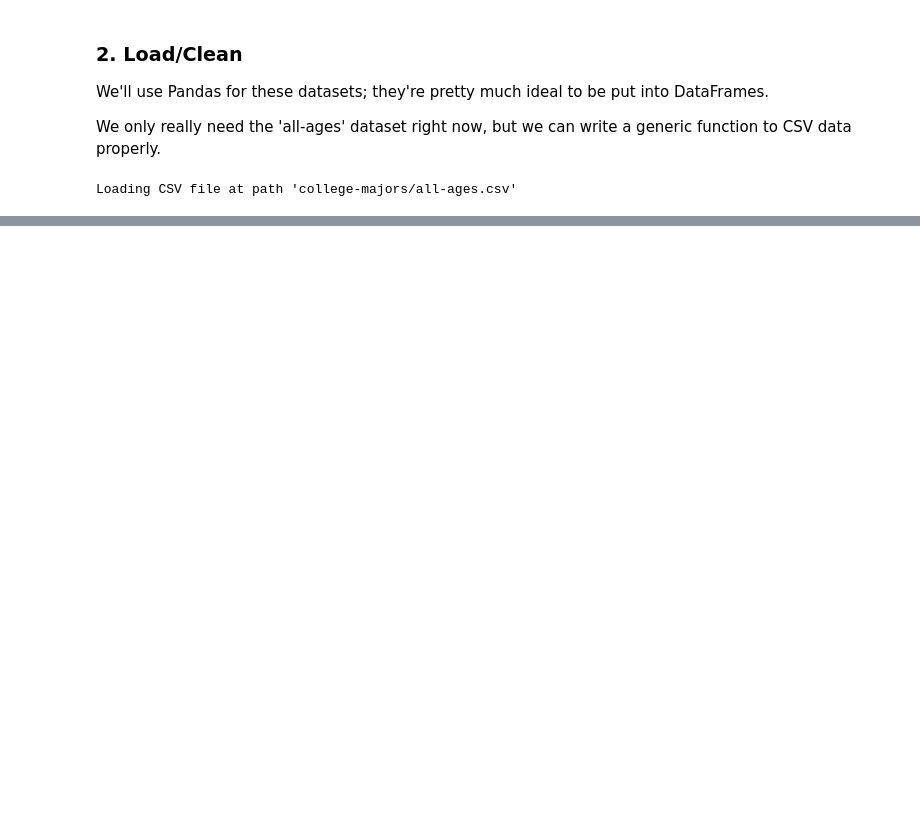
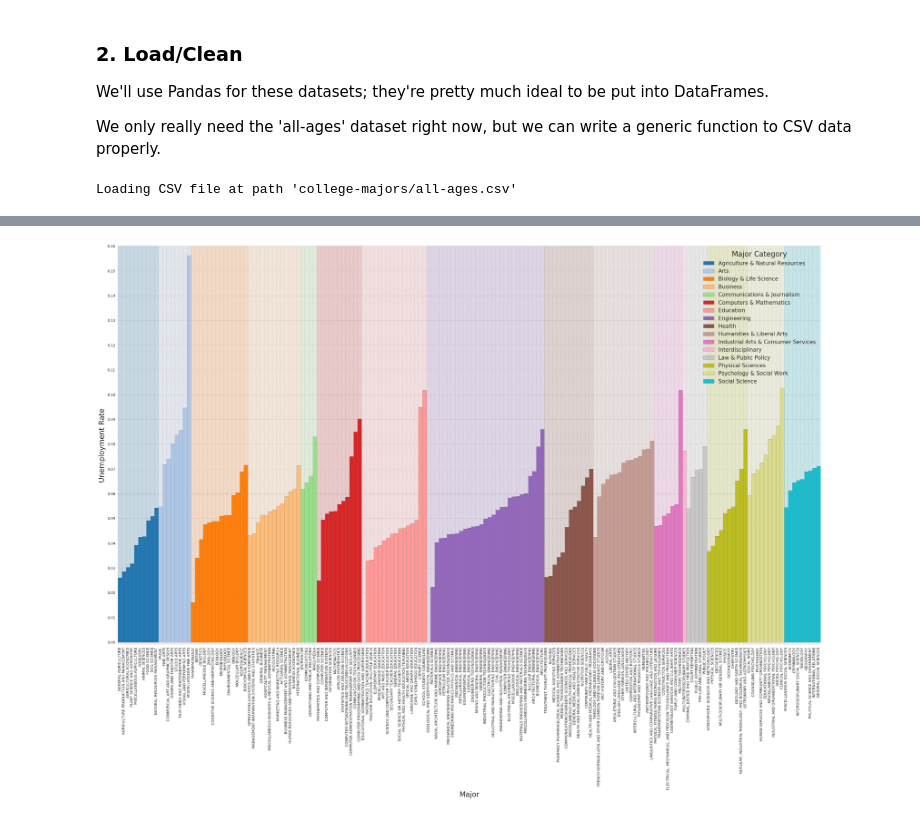
Before and after one commit to luclepot/recent_grad_analysis, a Jupyter notebook: analysis.ipynb, the cells around one changed output, grey strips where cells are left out. Cells and saved outputs as stored; diff of their text form; code cells hidden in the pictures; blank space fills up the shorter version.

Commit message:
finally actually did the unemployment rates/major viz

```diff
--- a/analysis.ipynb
+++ b/analysis.ipynb
@@ -39,6 +39,7 @@ We only really need the 'all-ages' dataset right now, but we can write a generic
 # %%
 import pandas as pd
 import os
+import numpy as np
 import glob
 
 def load(path):
@@ -71,6 +72,6 @@ def load(path):
     print("Loading CSV file at path '{}'".format(selected))
     return pd.read_csv(os.path.abspath(selected))
 
-data = load("all-ages")
+all_ages = load("all-ages")
 # %% [output]
 Loading CSV file at path 'college-majors/all-ages.csv'
@@ -80,0 +130,4 @@ data.shape
+# %%
+keep = ['Major', 'Unemployment_rate', 'Major_code', 'Unemployed', 'Employed', 'Major_category']
+pared = all_ages.drop([c for c in all_ages.columns if c not in keep], axis=1)
+pared.head(5)
@@ -80,0 +149,56 @@ data.shape
+# %%
+import matplotlib.pyplot as plt
+import numpy as np
+import matplotlib as mpl
+import matplotlib.patches as patches
+
+# grab a nice style
+mpl.style.use('bmh')
+
+# sort by major category, then unemployment rate
+sort = pared.sort_values(['Major_category', 'Unemployment_rate'])
+
+# create categories list, and colors for plotting
+categories = np.unique(sort.Major_category)
+colormap = plt.get_cmap('tab20')
+colors = [colormap(1.*i/len(categories)) for i in range(len(categories))]
+
+# create subplots (really just for initing figure size)
+plt.subplots(figsize=(35,20))
+
+# number of majors plotted so far
+n = 0
+for i,category in enumerate(categories):
+
+    # grab all majors matching the current category
+    subsort = sort[sort.Major_category == category]
+
+    # bar plot of current category, with rate, etc.
+    plt.bar(
+        subsort.Major, subsort.Unemployment_rate,
+        label=category, color=colors[i],
+        align='edge', width=1., alpha=1.,
+        edgecolor='grey'
+    )
+
+    # background color patch for current major
+    plt.gca().add_patch(
+        patches.Rectangle((n,0), width=len(subsort), height=.16, color=colors[i], alpha=0.18)
+    )
+    n +=  len(subsort)
+
+# limits, axis labels, etc.
+plt.ylim(-0.001, .16)
+plt.xlim(0, n)
+
+plt.xlabel("Major", fontsize=20)
+plt.ylabel("Unemployment Rate", fontsize=20)
+
+plt.xticks(rotation=90, ha='left')
+plt.yticks(np.arange(0., (int(100*sort.Unemployment_rate.max()) + 2.)/100., 1./100))
+
+plt.legend(fontsize=15, title="Major Category", loc='upper right')
+plt.setp(plt.gca().get_legend().get_title(),fontsize='20')
+plt.show()
+# %% [output]
+[figure, added]
```
Also changed, not shown: parts of 17 cells of this notebook.
